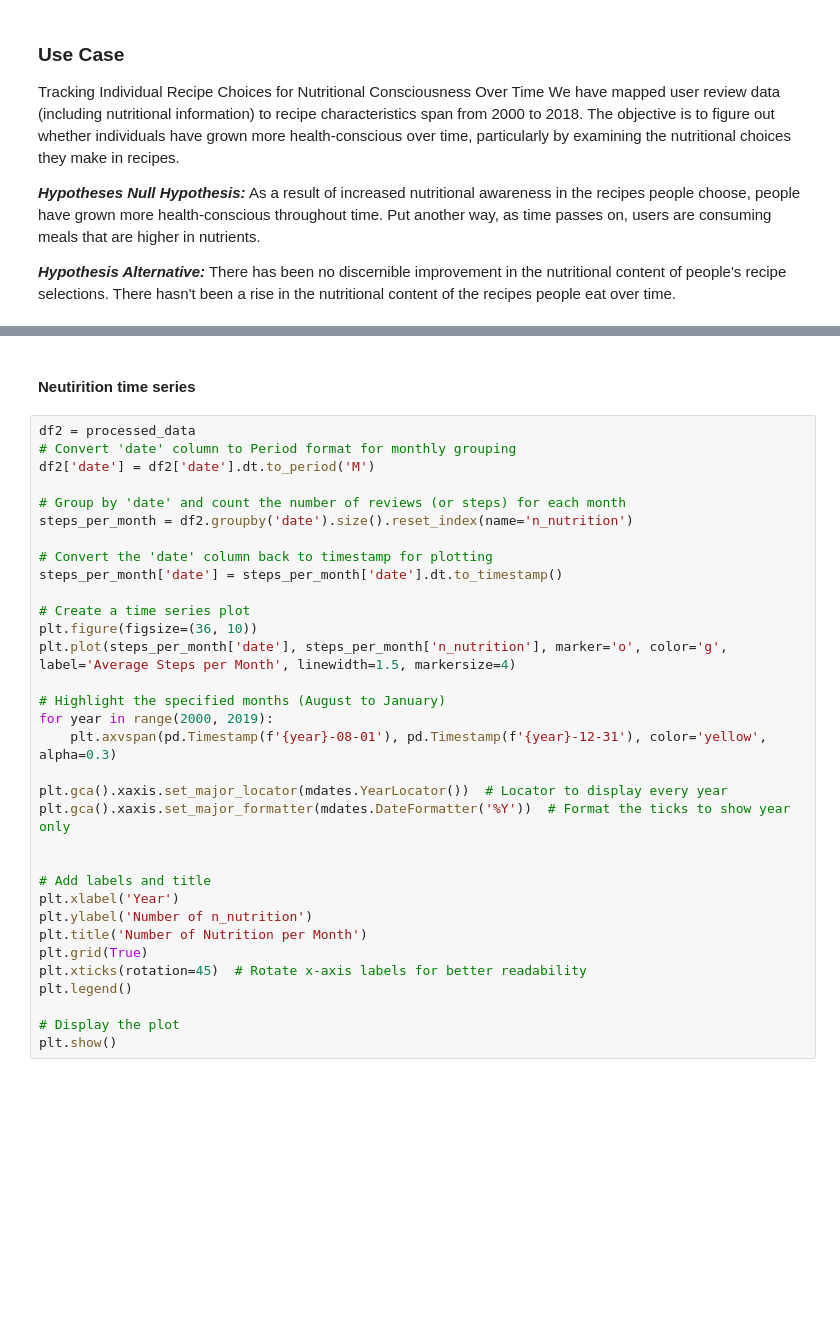
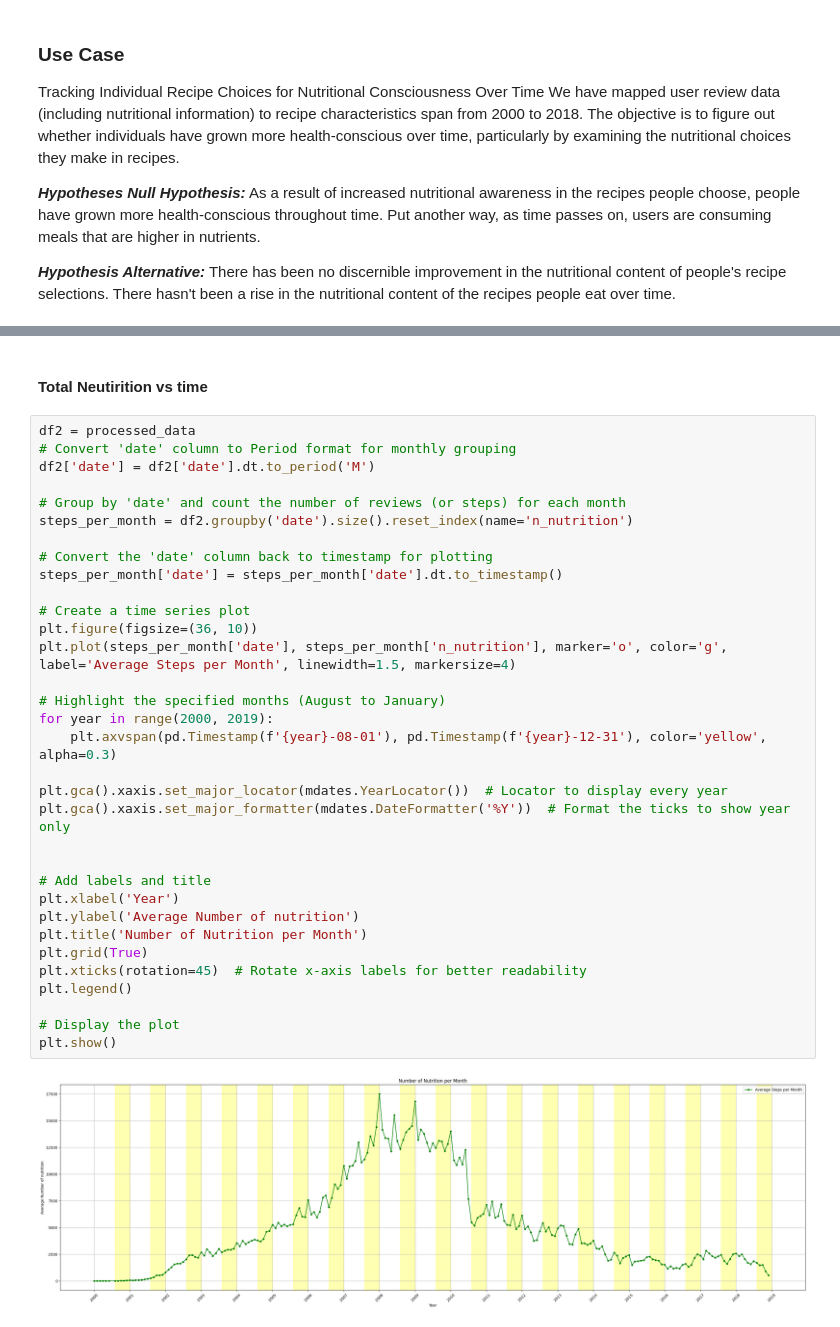
Before and after one commit to khushbunlad/PROG8431, a Jupyter notebook: GroupPresentation3.ipynb, the cells around one changed output, grey strips where cells are left out. Drawn from its saved outputs; the diff is of its cells as text; blank space fills up the shorter version.

```diff
--- a/GroupPresentation3.ipynb
+++ b/GroupPresentation3.ipynb
@@ -153,35 +178,37 @@ plt.show()
 # %% [markdown]
-#### Neutirition time series
+#### Total Neutirition vs time
 # %%
 df2 = processed_data
 # Convert 'date' column to Period format for monthly grouping
 df2['date'] = df2['date'].dt.to_period('M')
 
 # Group by 'date' and count the number of reviews (or steps) for each month
 steps_per_month = df2.groupby('date').size().reset_index(name='n_nutrition')
 
 # Convert the 'date' column back to timestamp for plotting
 steps_per_month['date'] = steps_per_month['date'].dt.to_timestamp()
 
 # Create a time series plot
 plt.figure(figsize=(36, 10))
 plt.plot(steps_per_month['date'], steps_per_month['n_nutrition'], marker='o', color='g', label='Average Steps per Month', linewidth=1.5, markersize=4)
 
 # Highlight the specified months (August to January)
 for year in range(2000, 2019):
     plt.axvspan(pd.Timestamp(f'{year}-08-01'), pd.Timestamp(f'{year}-12-31'), color='yellow', alpha=0.3)
 
 plt.gca().xaxis.set_major_locator(mdates.YearLocator())  # Locator to display every year
 plt.gca().xaxis.set_major_formatter(mdates.DateFormatter('%Y'))  # Format the ticks to show year only
 
 
 # Add labels and title
 plt.xlabel('Year')
-plt.ylabel('Number of n_nutrition')
+plt.ylabel('Average Number of nutrition')
 plt.title('Number of Nutrition per Month')
 plt.grid(True)
 plt.xticks(rotation=45)  # Rotate x-axis labels for better readability
 plt.legend()
 
 # Display the plot
 plt.show()
+# %% [output]
+[figure, added]
```
Also changed, not shown: parts of 13 cells of this notebook.
